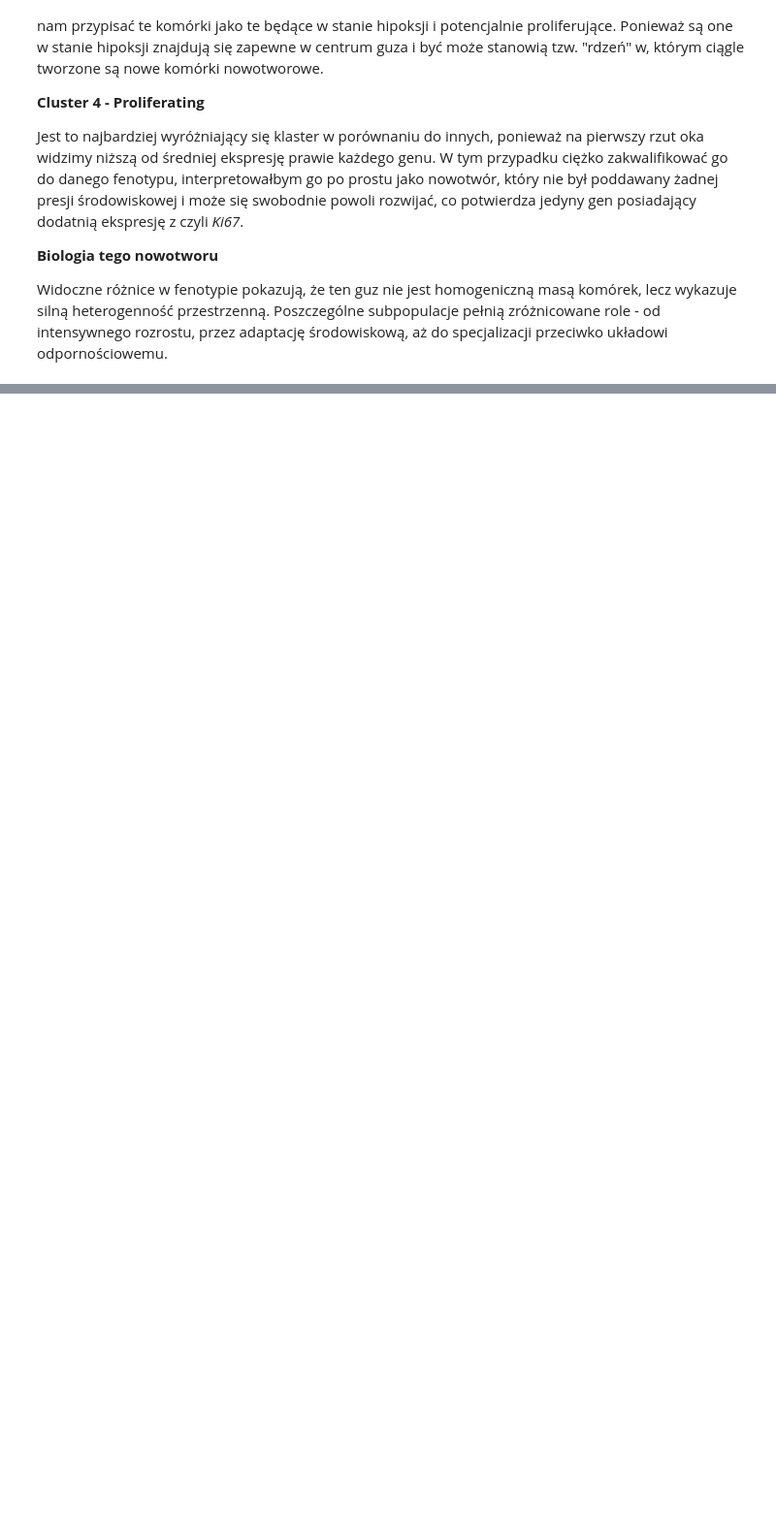
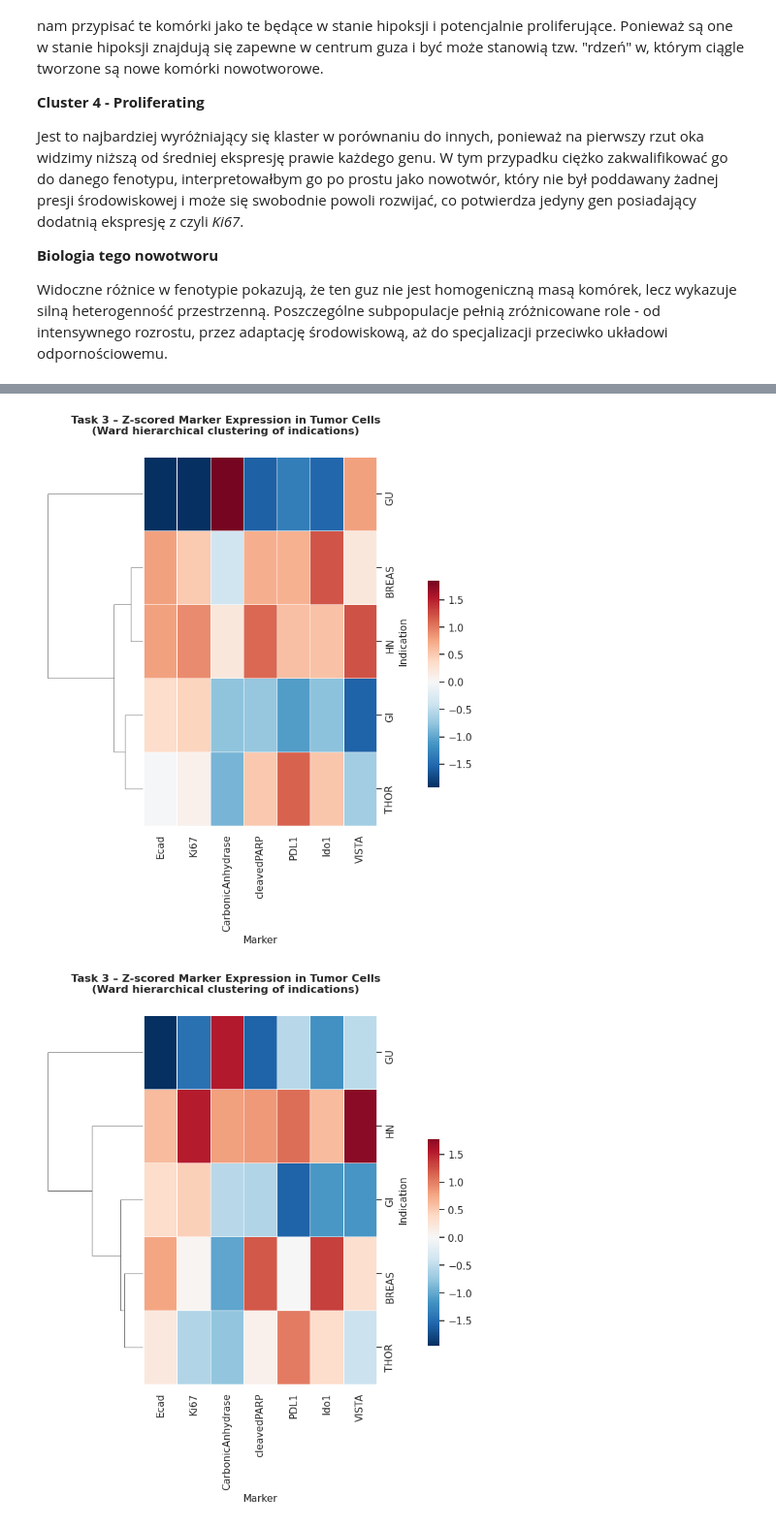
Before and after one commit to ejhuus/spatial-proteomics, a Jupyter notebook: spatial_proteomics.ipynb, the cells around one changed output, grey strips where cells are left out. Shown at 97% size. Drawn from its saved outputs; the diff is of its cells as text; code cells hidden in the pictures; blank space fills up the shorter version.

Commit message:
task_9

```diff
--- a/spatial_proteomics.ipynb
+++ b/spatial_proteomics.ipynb
@@ -718,0 +852,41 @@ Widoczne różnice w fenotypie pokazują, że ten guz nie jest homogeniczną mas
+# %%
+
+
+def compute_clustering(marker_df):
+    # klastrowanie hierarchiczne
+    linkage = hierarchy.linkage(marker_df, method="ward")
+
+    # z-score normalizacja
+    zdf = pd.DataFrame(
+        zscore(marker_df.values, axis=0),
+        index=marker_df.index,
+        columns=marker_df.columns
+    )
+
+    return zdf, linkage
+# %%
+train_zdf, train_linkage = compute_clustering(train_marker_df)
+test_zdf, test_linkage = compute_clustering(test_marker_df)
+# %%
+plt.rcParams['figure.dpi'] = 100
+
+for zdf, linkage, dataset in zip([train_zdf, test_zdf], [train_linkage, test_linkage], ["Train", "Test"]):
+    cg = sns.clustermap(
+        zdf,
+        row_linkage=linkage,
+        col_cluster=False,          # keep Ecad → CarbonicAnhydrase → Ki67 order
+        cmap="RdBu_r",
+        center=0,
+        linewidths=0.4,
+        figsize=(6, 8),
+        dendrogram_ratio=(0.3, 0.05),
+        cbar_pos=(1.02, 0.3, 0.03, 0.4),
+    )
+    cg.ax_heatmap.set_xlabel("Marker", fontsize=11)
+    cg.ax_heatmap.set_ylabel("Indication", fontsize=11)
+    cg.fig.suptitle(
+        "Task 3 – Z-scored Marker Expression in Tumor Cells\n(Ward hierarchical clustering of indications)",
+        y=1.02, fontsize=12, fontweight="bold")
+# %% [output]
+[figure, added]
+[figure, added]
```
Also changed, not shown: parts of 17 cells of this notebook.
